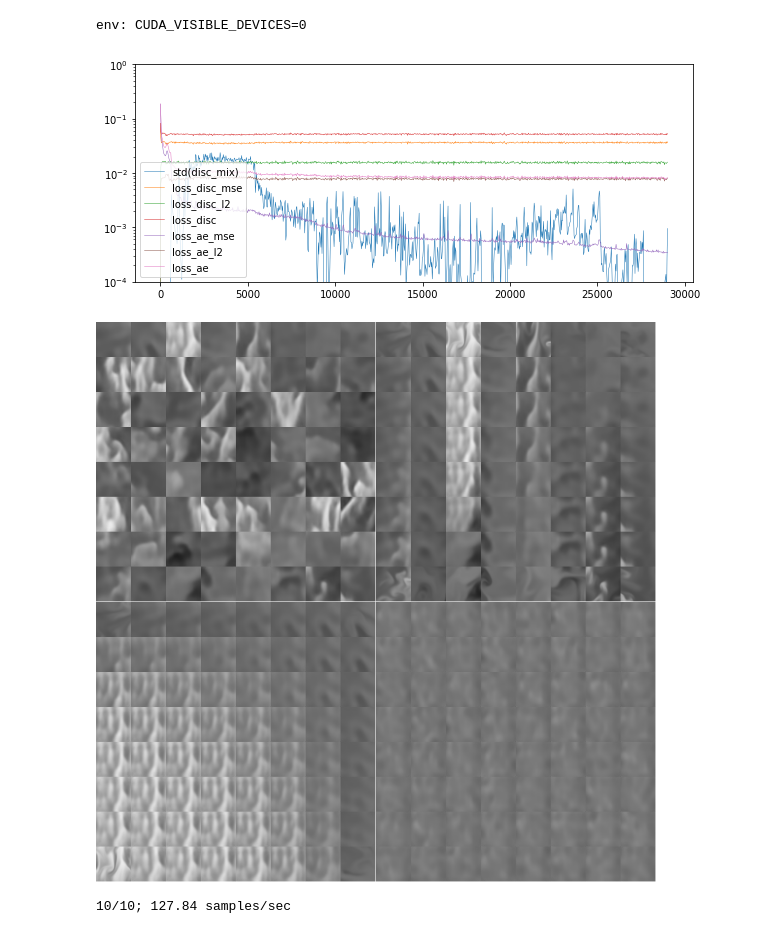
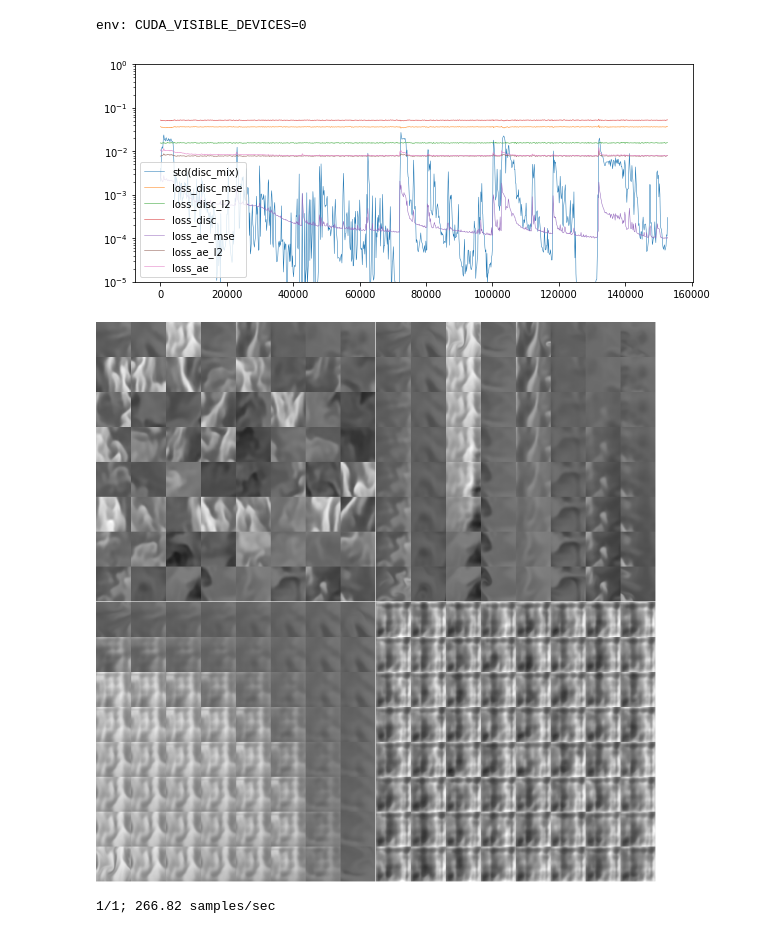
Before and after one commit to slanderson/inturbulate, a Jupyter notebook: ACAI-PyTorch-turb.ipynb, the cells around one changed output. Drawn from its saved outputs; the diff is of its cells as text; code cells hidden in the pictures.

```diff
--- a/ACAI-PyTorch-turb.ipynb
+++ b/ACAI-PyTorch-turb.ipynb
@@ -181,9 +181,16 @@ def interpolate_4(x, side=8):
 
 # random samples based on a reference distribution
 def random_samples(x):
-    z = encoder(turb_batches[0])
+    z = encoder(x)
+    N, latent_depth, lw, lh = z.shape
+    latent_size = latent_depth * lw * lh
     z = z.data.cpu().numpy()
-    z_sample = np.random.normal(loc=z.mean(axis=0), scale=z.std(axis=0), size=z.shape)
+    #z_sample = np.random.normal(loc=z.mean(axis=0), scale=z.std(axis=0), size=z.shape)
+    z_sample1 = np.random.uniform(size=z.shape).reshape(N, latent_size)
+    zmin = z.reshape(N,latent_size).min(axis=0)
+    zmax = z.reshape(N,latent_size).max(axis=0)
+    zrange = zmax - zmin
+    z_sample = (z_sample1 * zrange + zmin).reshape(N, latent_depth, lw, lh)
     x_sample = decoder(torch.FloatTensor(z_sample).to(args['device']))
     x_sample = x_sample.data.cpu().numpy()
     return make_mosaic(x_sample.squeeze())
@@ -194,17 +201,18 @@ def status():
     chunks = [np.pad(e, (0,1), mode='constant', constant_values=255) for e in chunks]
     return make_mosaic(chunks)
 # %%
-model_to_load = 'ACAI_naive'
+model_to_load = 'ACAI_mike'
 
-checkpoint = torch.load(PATH + '.tar')
+checkpoint = torch.load(model_to_load + '.tar')
 encoder.load_state_dict(checkpoint['encoder_state_dict'])
 decoder.load_state_dict(checkpoint['decoder_state_dict'])
 discriminator.load_state_dict(checkpoint['discriminator_state_dict'])
 
 opt_ae.load_state_dict(checkpoint['opt_ae_state_dict'])
 opt_d.load_state_dict(checkpoint['opt_d_state_dict'])
+losses = checkpoint['losses']
 # %%
-turb_batches = np.load('turb_batches.npy')[:100, :, :, :, :]
+turb_batches = np.load('turb_batches.npy')[:, :, :, :, :]
 turb_batches = torch.FloatTensor(turb_batches).to(args['device'])
 # %%
 import pdb
@@ -212,7 +220,8 @@ DEBUG_MODE = False
 
 it = 0
 start_time = time.time()
-args['epochs'] = 10
+args['epochs'] = 1
+checkpoint_name = "ACAI_small_noadv"
 
 try:
     for epoch in range(args['epochs']):
@@ -246,35 +255,43 @@ try:
             losses['std(disc_mix)'].append(torch.std(disc_mix).item())
             losses['loss_disc_mse'].append(loss_disc_mse.item())
             losses['loss_disc_l2'].append(loss_disc_l2.item())
             losses['loss_disc'].append(loss_disc.item())
             losses['loss_ae_mse'].append(loss_ae_mse.item())
             losses['loss_ae_l2'].append(loss_ae_l2.item())
             losses['loss_ae'].append(loss_ae.item())
 
             if it % 100 == 0:
                 img = status()
 
                 plt.figure(facecolor='w', figsize=(10,4))
                 for key in losses:
                     total = len(losses[key])
                     skip = 1 + (total // 1000)
                     y = build_batches(losses[key], skip).mean(axis=-1)
                     x = np.linspace(0, total, len(y))
                     plt.semilogy(x, y, label=key, lw=0.5)
-                    plt.ylim((10e-5, 10e-1))
-                plt.legend(loc='lower left')
+                    plt.ylim((10e-6, 10e-1))
+                plt.legend(loc='upper right')
 
                 clear_output(wait=True)
                 plt.show()
                 show_array(img * 255)
 
                 speed = args['batch_size'] * it / (time.time() - start_time)
                 print(f'{epoch+1}/{args["epochs"]}; {speed:.2f} samples/sec')
 
             it += 1
+        torch.save({
+            'encoder_state_dict': encoder.state_dict(),
+            'decoder_state_dict': decoder.state_dict(),
+            'discriminator_state_dict': discriminator.state_dict(),
+            'opt_ae_state_dict': opt_ae.state_dict(),
+            'opt_d_state_dict': opt_d.state_dict(),
+            'losses': losses
+            }, checkpoint_name + ".tar")
 except KeyboardInterrupt:
     pass
 # %% [output]
-[figure, old version]
+[figure, new version]
-[figure, old version]
+[figure, new version]
-10/10; 127.84 samples/sec
+1/1; 266.82 samples/sec
```
Also changed, not shown: parts of 5 cells of this notebook.
